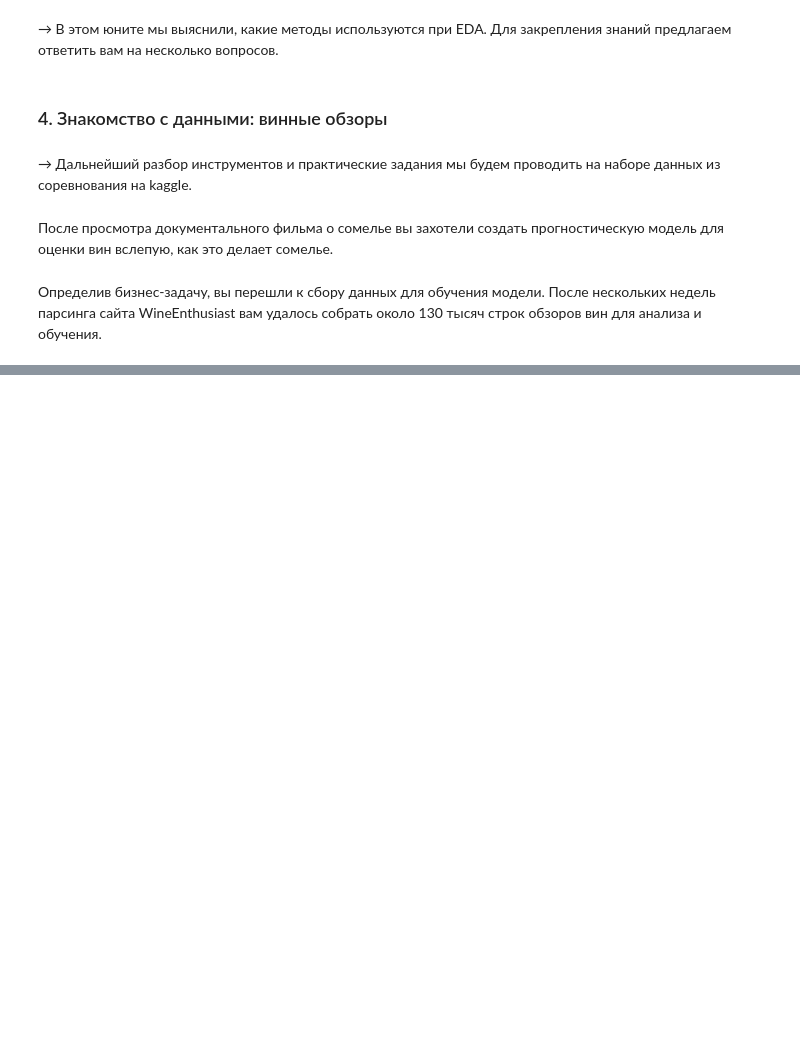
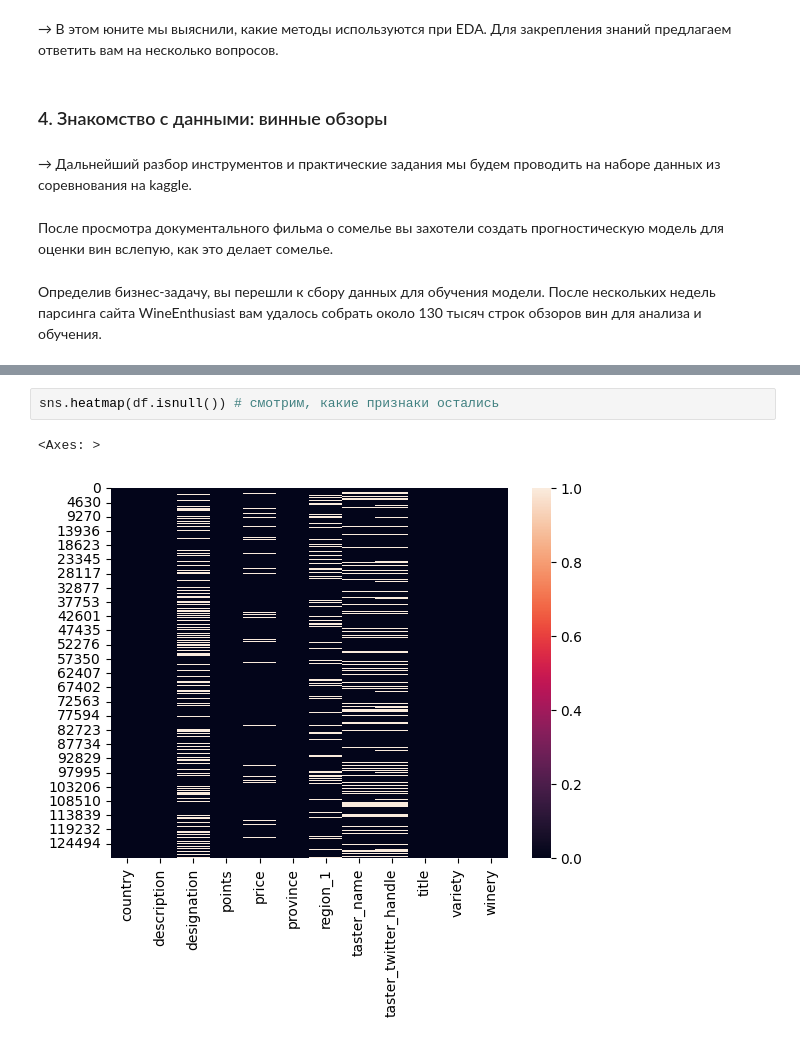
Before and after one commit to tgorbunov/sf_data_science, a Jupyter notebook: Skillfactory/EDA/EDA-1. Введение. Алгоритмы и методы EDA.ipynb, the cells around one changed output, grey strips where cells are left out. Cells and saved outputs as stored; diff of their text form; blank space fills up the shorter version.

```diff
--- a/Skillfactory/EDA/EDA-1. Введение. Алгоритмы и методы EDA.ipynb
+++ b/Skillfactory/EDA/EDA-1. Введение. Алгоритмы и методы EDA.ipynb
@@ -160,0 +290,5 @@ Garbage in — garbage out (GIGO), в пер. с англ. «мусор на в
+# %%
+sns.heatmap(df.isnull()) # смотрим, какие признаки остались
+# %% [output]
+<Axes: >
+[figure, added]
```
Also changed, not shown: parts of 48 cells of this notebook, 1 other file.
